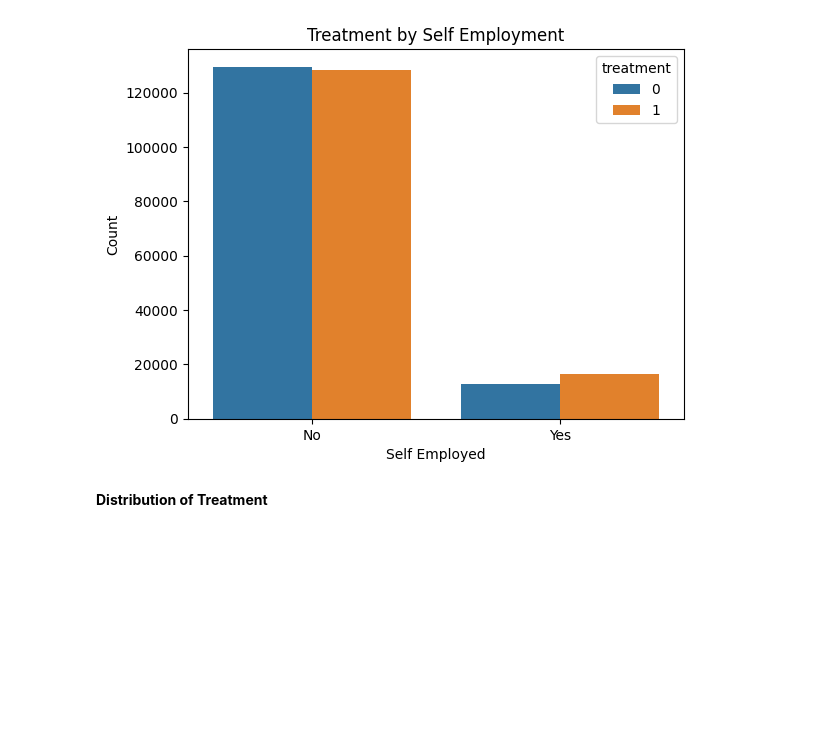
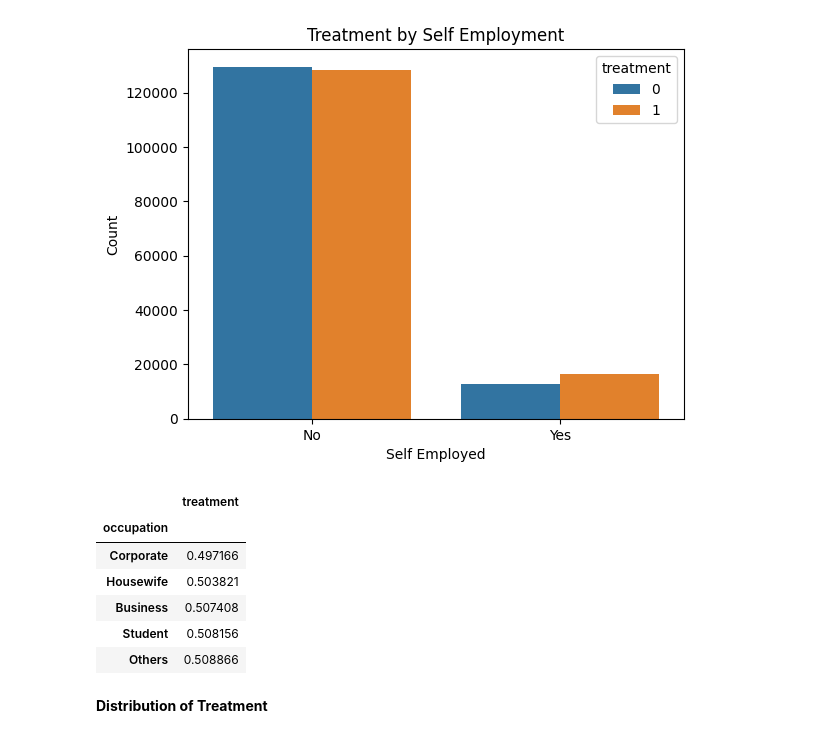
Before and after one commit to joseph-4640/mental-segmentation, a Jupyter notebook: mental.ipynb, the cells around one changed output. Drawn from its saved outputs; the diff is of its cells as text; code cells hidden in the pictures; blank space fills up the shorter version.

```diff
--- a/mental.ipynb
+++ b/mental.ipynb
@@ -157,9 +157,17 @@ plt.show()
 # %%
 # Create pivot table
 occupation_pivot = pd.pivot_table(
-    df, index="", values="treatment", aggfunc=np.mean
-).sort_values(by="severe_damage")
-foundation_pivot
+    df, index="occupation", values="treatment", aggfunc=np.mean
+).sort_values(by="treatment")
+occupation_pivot
+# %% [output]
+|  | treatment |
+| occupation |  |
+| Corporate | 0.497166 |
+| Housewife | 0.503821 |
+| Business | 0.507408 |
+| Student | 0.508156 |
+| Others | 0.508866 |
 # %% [markdown]
 **Distribution of Treatment**
 # %%
```
Also changed, not shown: parts of 6 cells of this notebook.
